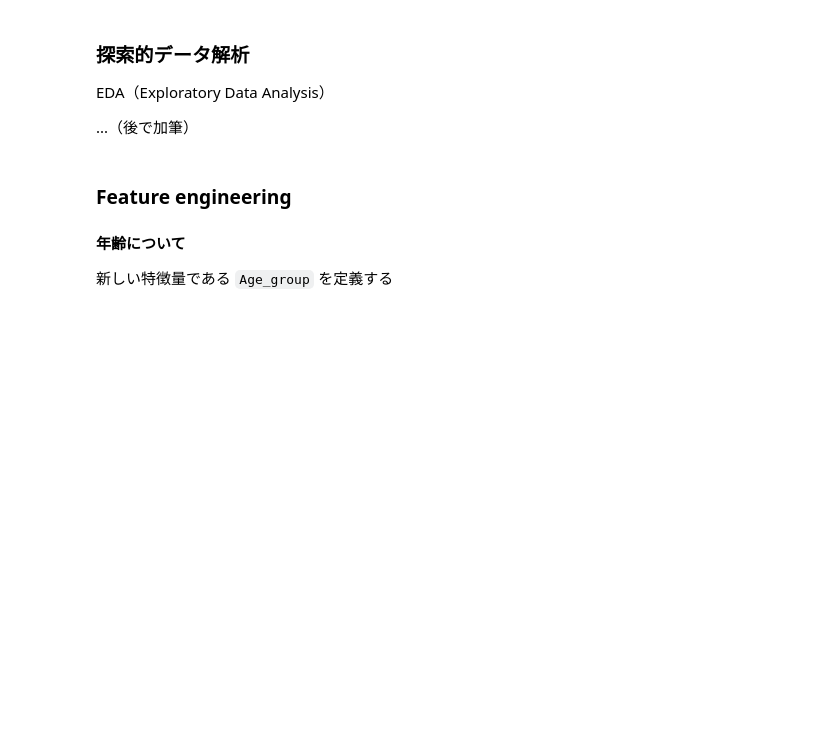
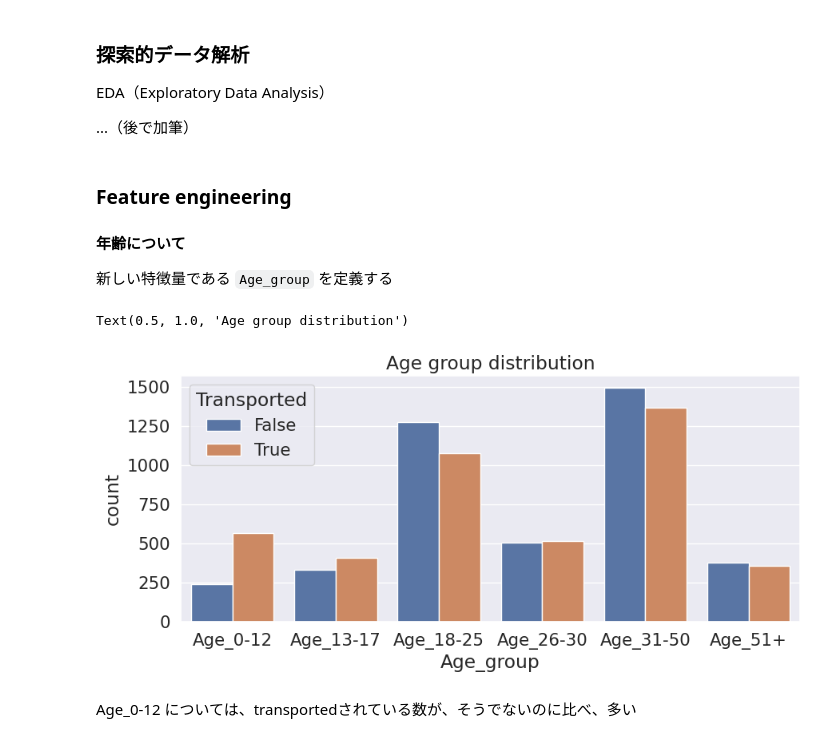
Before and after one commit to shirakurak/write-code-every-day, a Jupyter notebook: notebook-spaceship-titanic.ipynb, the cells around one changed output. Cells and saved outputs as stored; diff of their text form; code cells hidden in the pictures; blank space fills up the shorter version.

```diff
--- a/notebook-spaceship-titanic.ipynb
+++ b/notebook-spaceship-titanic.ipynb
@@ -26,3 +28,10 @@ https://www.kaggle.com/code/samuelcortinhas/spaceship-titanic-a-complete-guide
+# %%
+import numpy as np # linear algebra
+import pandas as pd # data processing, CSV file I/O (e.g. pd.read_csv)
+import matplotlib.pyplot as plt
+%matplotlib inline
+import seaborn as sns
+sns.set(style = 'darkgrid', font_scale = 1.4)
 # %% [markdown]
 ### データの全体感の確認
 # %%
@@ -170,3 +179,25 @@ test.loc[(test['Age'] >= 18 ) & (test['Age'] <= 25), 'Age_group'] = 'Age_18-25'
 test.loc[(test['Age'] > 25 ) & (test['Age'] <= 30), 'Age_group'] = 'Age_26-30'
 test.loc[(test['Age'] >= 30 ) & (test['Age'] <= 50), 'Age_group'] = 'Age_31-50'
 test.loc[test['Age'] > 50, 'Age_group'] = 'Age_51+'
+# %%
+# 作成した特徴量に対して、グラフ化する
+plt.figure(figsize=(10, 4))
+g = sns.countplot(
+    data = train,
+    x = 'Age_group',
+    hue = 'Transported',
+    order = [
+        'Age_0-12',
+        'Age_13-17',
+        'Age_18-25',
+        'Age_26-30',
+        'Age_31-50',
+        'Age_51+'
+    ]
+)
+plt.title('Age group distribution')
+# %% [output]
+Text(0.5, 1.0, 'Age group distribution')
+[figure, added]
+# %% [markdown]
+Age_0-12 については、transportedされている数が、そうでないのに比べ、多い
```
Also changed, not shown: parts of 1 cell of this notebook.
